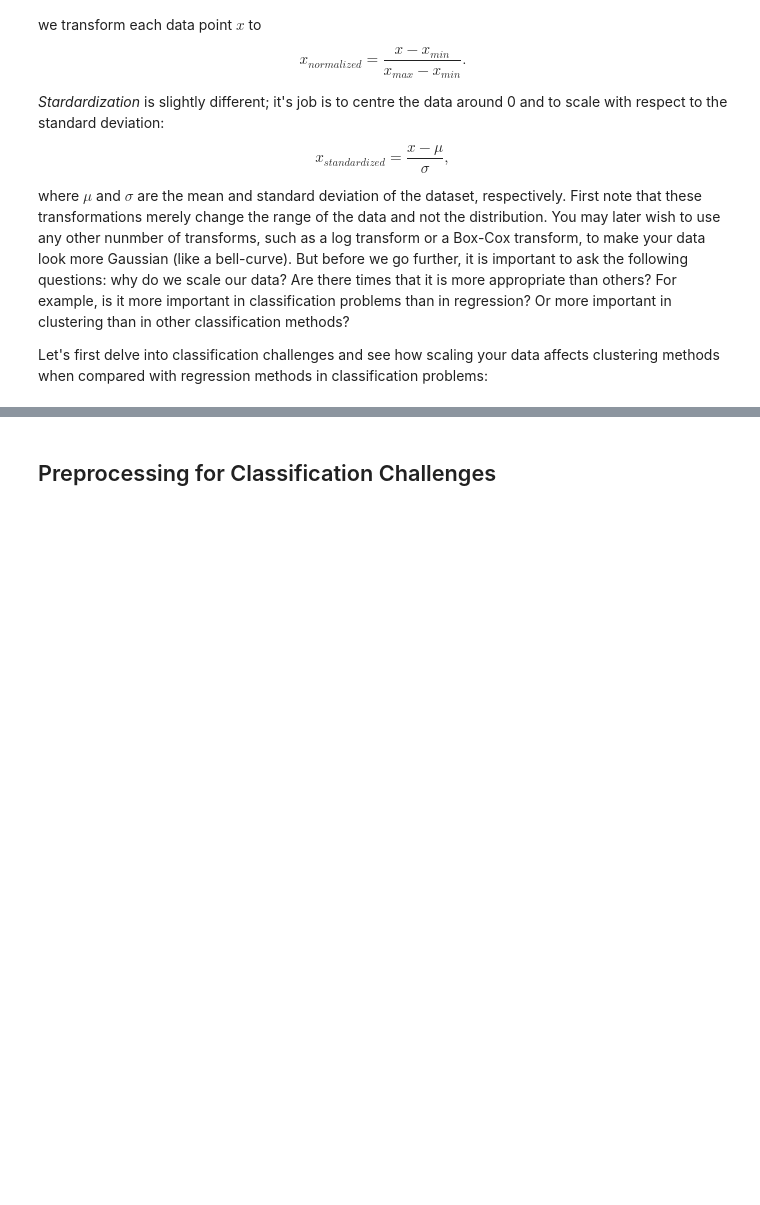
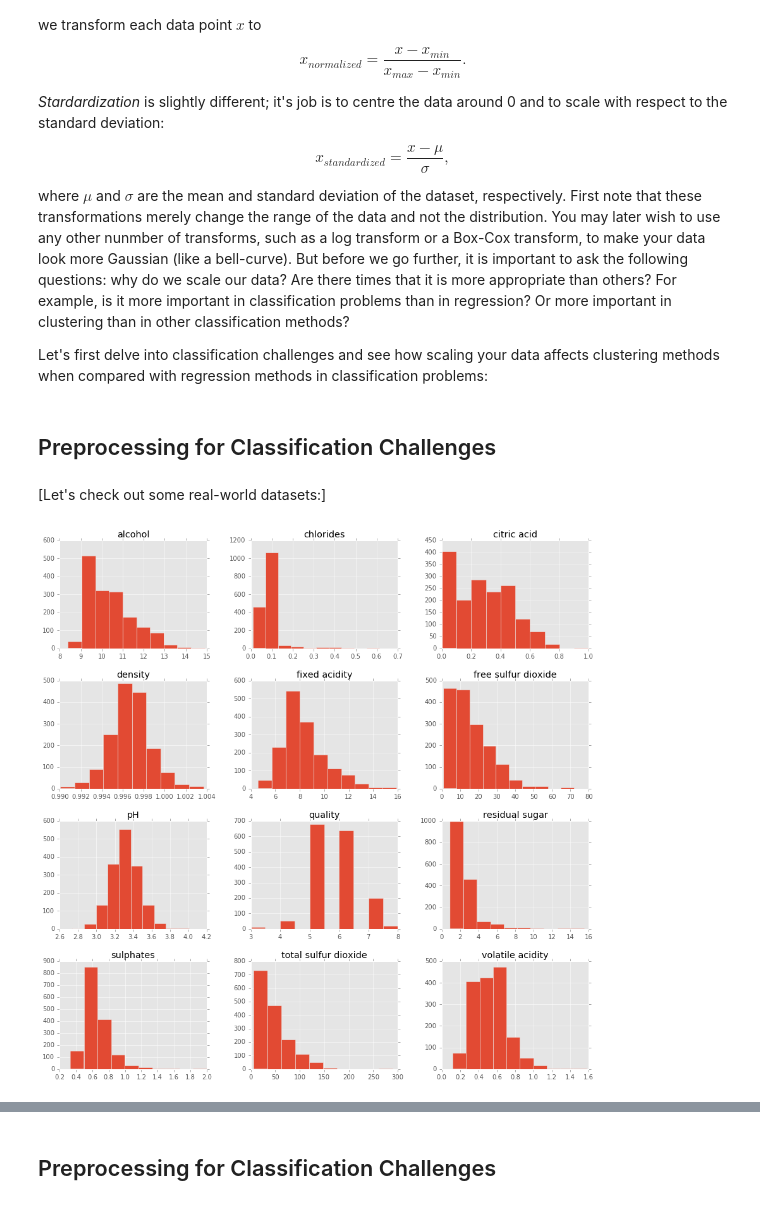
Before and after one commit to hugobowne/machine_learning_techniques, a Jupyter notebook: Preprocessing_note.ipynb, the cells around one changed output, grey strips where cells are left out. Drawn from its saved outputs; the diff is of its cells as text; code cells hidden in the pictures; blank space fills up the shorter version.

```diff
--- a/Preprocessing_note.ipynb
+++ b/Preprocessing_note.ipynb
@@ -14,3 +36,21 @@ $$x_{standardized} = \frac{x-\mu}{\sigma},$$
 where $\mu$ and $\sigma$ are the mean and standard deviation of the dataset, respectively. First note that these transformations merely change the range of the data and not the distribution. You may later wish to use any other nunmber of transforms, such as a log transform or a Box-Cox transform, to make your data look more Gaussian (like a bell-curve). But before we go further, it is important to ask the following questions: why do we scale our data? Are there times that it is more appropriate than others? For example, is it more important in classification problems than in regression? Or more important in clustering than in other classification methods?
 
 Let's first delve into classification challenges and see how scaling your data affects clustering methods when compared with regression methods in classification problems:
+# %% [markdown]
+## Preprocessing for Classification Challenges
+# %% [markdown]
+[Let's check out some real-world datasets:]
+# %%
+import pandas as pd
+%matplotlib inline
+import matplotlib
+#matplotlib.use('TkAgg')
+import matplotlib.pyplot as plt
+plt.style.use('ggplot')
+# from here: https://archive.ics.uci.edu/ml/datasets/Wine
+df = pd.read_csv('wine_quality/winequality-red.csv' , sep = ';')
+X = df.drop('quality' , 1).values #drop target variable
+y1 = df['quality'].values
+pd.DataFrame.hist(df, figsize = [15,15]);
+# %% [output]
+[figure, added]
```
Also changed, not shown: parts of 16 cells of this notebook.
